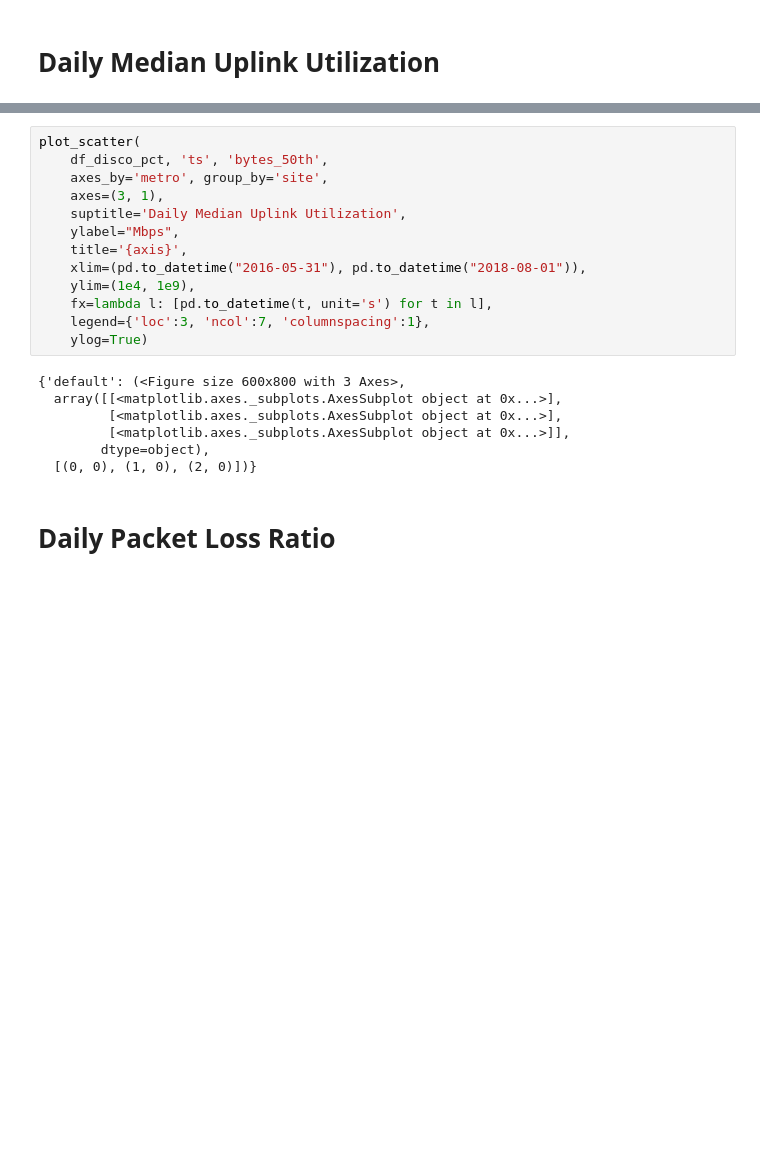
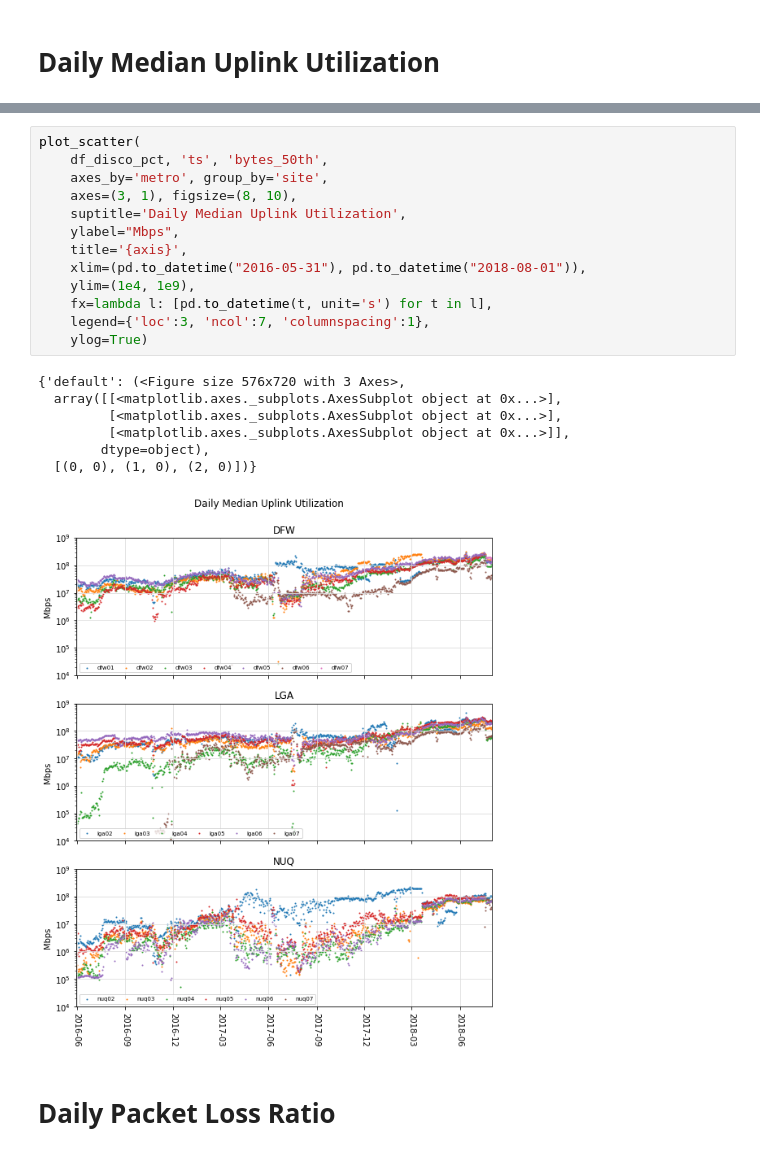
Before and after one commit to stephen-soltesz/ipython-testing, a Jupyter notebook: 2018-08 - discard analysis simple.ipynb, the cells around one changed output, grey strips where cells are left out. Drawn from its saved outputs; the diff is of its cells as text; blank space fills up the shorter version.

Commit message:
inline images

```diff
--- a/2018-08 - discard analysis simple.ipynb
+++ b/2018-08 - discard analysis simple.ipynb
@@ -286,23 +284,24 @@ WARNING:google.auth._default:No project ID could be determined. Consider running
 # %%
 plot_scatter(
     df_disco_pct, 'ts', 'bytes_50th',
     axes_by='metro', group_by='site',
-    axes=(3, 1),
+    axes=(3, 1), figsize=(8, 10),
     suptitle='Daily Median Uplink Utilization',
     ylabel="Mbps",
     title='{axis}',
     xlim=(pd.to_datetime("2016-05-31"), pd.to_datetime("2018-08-01")),
     ylim=(1e4, 1e9),
     fx=lambda l: [pd.to_datetime(t, unit='s') for t in l],
     legend={'loc':3, 'ncol':7, 'columnspacing':1},
     ylog=True)
 # %% [output]
-{'default': (<Figure size 600x800 with 3 Axes>,
+{'default': (<Figure size 576x720 with 3 Axes>,
   array([[<matplotlib.axes._subplots.AxesSubplot object at 0x...>],
          [<matplotlib.axes._subplots.AxesSubplot object at 0x...>],
          [<matplotlib.axes._subplots.AxesSubplot object at 0x...>]],
         dtype=object),
   [(0, 0), (1, 0), (2, 0)])}
+[figure, added]
 # %% [markdown]
 # Daily Packet Loss Ratio
 # %%
```
Also changed, not shown: parts of 11 cells of this notebook.
